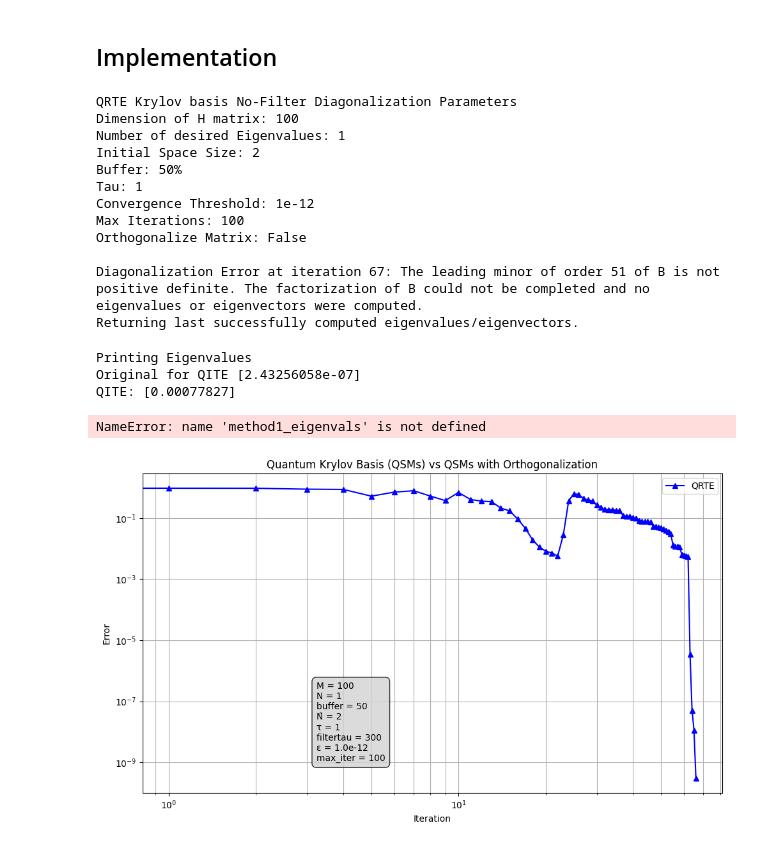
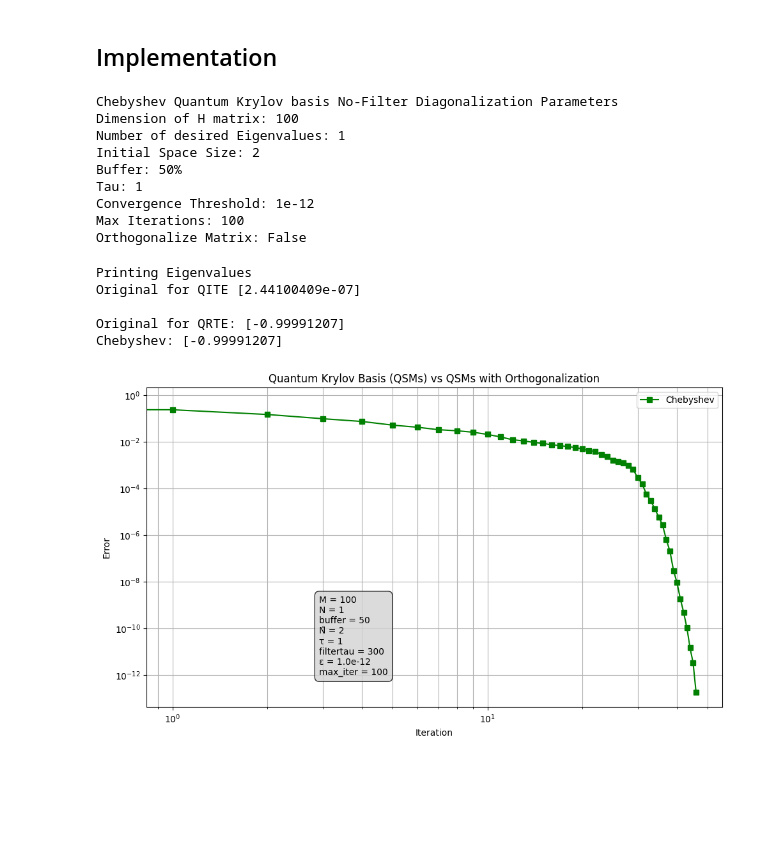
Before and after one commit to Nihar-Shah2001/Quantum_Computing_Notes, a Jupyter notebook: Notes/codes/comparison.ipynb, the cells around one changed output. Drawn from its saved outputs; the diff is of its cells as text; code cells hidden in the pictures; blank space fills up the shorter version.

```diff
--- a/Notes/codes/comparison.ipynb
+++ b/Notes/codes/comparison.ipynb
@@ -127,7 +123,7 @@ def normalize(H, choice, eigenvalsh=None):
         return H
     elif choice == 'normal':
         # Normalize the matrix
-        norm = np.linalg.norm(H, ord=2)
+        norm = np.max(np.abs(eigenvalsh))
         return H / norm
 
     elif choice == 'norm01':
@@ -363,11 +358,11 @@ def QRTE(H, psi_0, N, buffer, deltatau, epsilon, max_iter, orthogonalize=False):
 # %% [markdown]
 ### Chebyshev Quantum Krylov
 # %%
-def chebyshev(H, psi_0, N, buffer, deltatau, epsilon, max_iter, orthogonalize=False):
+def chebyshev(H, psi_0, N, buffer, deltatau, epsilon, max_iter, eigenvalsh, orthogonalize=False):
 
     Ntilde = int(np.ceil((1+(buffer/100)) * N))
 
-    H_norm = normalize(H, choice='normal')
+    H_norm = normalize(H, choice='normal', eigenvalsh=eigenvalsh)
     itr = 0
     abs_error = [1e16]
     eigenvals = np.empty((N), dtype=complex)
@@ -389,8 +384,24 @@ def chebyshev(H, psi_0, N, buffer, deltatau, epsilon, max_iter, orthogonalize=Fa
     while itr < max_iter and abs_error[itr]>=epsilon and Ntilde <= H.shape[0]:
 
         # Initialization
-        Psi_0 = Initialization(H_norm, Ntilde, psi_0, subspace_choice='chebyshev', deltatau=deltatau)
-        # print(f"Iteration {itr} Condition Number of Psi Matrix: {np.linalg.cond(Psi_0)}")
+        if itr == 0:
+            Psi_0 = np.empty((H.shape[0], Ntilde), dtype=complex)
+            T_prev = np.eye(H.shape[0], dtype=complex)
+            T_curr = H_norm.copy()
+            Psi_0[:, 0] = psi_0.flatten()
+            Psi_0[:, 1] = (T_curr @ psi_0).flatten()
+            for i in range(2, Ntilde):
+                T_next = 2 * H_norm @ T_curr - T_prev
+                T_prev, T_curr = T_curr, T_next
+                Psi_0[:, i] = (T_curr @ psi_0).flatten()
+
+                Psi_0 /= np.linalg.norm(Psi_0, axis=0, keepdims=True)
+        else:
+            T_next = 2 * H_norm @ T_curr - T_prev
+            T_prev, T_curr = T_curr, T_next
+            Psi_0 = np.column_stack((Psi_0, (T_curr @ psi_0).flatten()))
+            Psi_0[:, -1] /= np.linalg.norm(Psi_0[:, -1])
+
 
         # No filtering
         Psi_F = Psi_0
@@ -531,14 +541,14 @@ Max Iterations:  100
 eigenvalsh = np.linalg.eigvalsh(H)
 # qite_eigenvals, qite_abs_error, qite_itr = QITE(H, psi_0, N, buffer, deltatau, epsilon, max_iter, eigenvalsh, orthogonalize=False)
 # qite_ortho_eigenvals, qite_ortho_abs_error, qite_ortho_itr = QITE(H, psi_0, Ntilde, buffer, deltatau, epsilon, max_iter, orthogonalize=True)
-qrte_eigenvals, qrte_abs_error, qrte_itr = QRTE(H, psi_0, N, buffer, deltatau, epsilon, max_iter, orthogonalize=False)
+# qrte_eigenvals, qrte_abs_error, qrte_itr = QRTE(H, psi_0, N, buffer, deltatau, epsilon, max_iter, eigenvalsh, orthogonalize=False)
 # qrte_ortho_eigenvals, qrte_ortho_abs_error, qrte_ortho_itr = QRTE(H, psi_0, Ntilde, buffer, deltatau, epsilon, max_iter, orthogonalize=True)
-# chebyshev_eigenvals, chebyshev_abs_error, chebyshev_itr = chebyshev(H, psi_0, N, buffer, deltatau, epsilon, max_iter, orthogonalize=False)
+chebyshev_eigenvals, chebyshev_abs_error, chebyshev_itr = chebyshev(H, psi_0, N, buffer, deltatau, epsilon, max_iter, eigenvalsh, orthogonalize=False)
 # chebyshev_ortho_eigenvals, chebyshev_ortho_abs_error, chebyshev_ortho_itr = chebyshev(H, psi_0, Ntilde, buffer, deltatau, epsilon, max_iter, orthogonalize=True)
 # method1_eigenvals, method1_eigenvecs, method1_abs_error, method1_itr = method1(H, psi_0, N, buffer, filtertau, epsilon, max_iter, filter_choice='QITE', orthogonalize=True)
 # method2_eigenvals, method2_eigenvecs, method2_abs_error, method2_itr = method1(H, psi_0, N, buffer, filtertau, epsilon, max_iter, filter_choice='QITE_2', orthogonalize=True)
 # %% [output]
-QRTE Krylov basis No-Filter Diagonalization Parameters
+Chebyshev Quantum Krylov basis No-Filter Diagonalization Parameters
 Dimension of H matrix: 100
 Number of desired Eigenvalues: 1
 Initial Space Size: 2
@@ -547,62 +557,60 @@ Tau: 1
 Convergence Threshold: 1e-12
 Max Iterations: 100
 Orthogonalize Matrix: False
-
-Diagonalization Error at iteration 67: The leading minor of order 51 of B is not positive definite. The factorization of B could not be completed and no eigenvalues or eigenvectors were computed.
-Returning last successfully computed eigenvalues/eigenvectors.
 # %%
 a = np.min(eigenvalsh) - 1e-6
 b = np.max(eigenvalsh) + 1e-6
 print("Printing Eigenvalues")
 print("Original for QITE", np.sort(np.linalg.eigvalsh((H - a * np.eye(M)) / (b - a)))[:N])
-print("QITE:", qite_eigenvals[:N])
+# print("QITE:", qite_eigenvals[:N])
 # print("QITE with Orthogonalization:", qite_ortho_eigenvals[:N])
-print("Method 1:", method1_eigenvals[:N])
-print("Method 2:", method2_eigenvals[:N])
+# print("Method 1:", method1_eigenvals[:N])
+# print("Method 2:", method2_eigenvals[:N])
 print()
 print("Original for QRTE:",np.sort(np.linalg.eigvalsh(H/np.linalg.norm(H,ord=2)))[:N])
-print("QRTE:", qrte_eigenvals[:N])
+# print("QRTE:", qrte_eigenvals[:N])
 # print("QRTE with Orthogonalization:", qrte_ortho_eigenvals[:N])
 print("Chebyshev:", chebyshev_eigenvals[:N])
 # print("Chebyshev with Orthogonalization:", chebyshev_ortho_eigenvals[:N])
 # %% [output]
 Printing Eigenvalues
-Original for QITE [2.43256058e-07]
-QITE: [0.00077827]
+Original for QITE [2.44100409e-07]
+
+Original for QRTE: [-0.99991207]
+Chebyshev: [-0.99991207]
-NameError: name 'method1_eigenvals' is not defined
 # %%
 plt.figure(figsize=(10, 6))
 plt.title('Quantum Krylov Basis (QSMs) vs QSMs with Orthogonalization')
 # plt.plot(np.arange(qite_itr), qite_abs_error[1:], marker='o', label='QITE', color='red')
 # plt.plot(np.arange(qite_ortho_itr), qite_ortho_abs_error[1:], marker='^', label='QITE_w/ ortho', color='orange')
-plt.plot(np.arange(qrte_itr), qrte_abs_error[1:], marker='^', label='QRTE', color='blue')
+# plt.plot(np.arange(qrte_itr), qrte_abs_error[1:], marker='^', label='QRTE', color='blue')
 # plt.plot(np.arange(qrte_ortho_itr), qrte_ortho_abs_error[1:], marker='s', label='QRTE_w/ ortho', color='magenta')
 # plt.plot(np.arange(chebyshev_ortho_itr), chebyshev_ortho_abs_error[1:], marker='d', label='Chebyshev_w/ ortho', color='cyan')
-# plt.plot(np.arange(chebyshev_itr), chebyshev_abs_error[1:], marker='s', label='Chebyshev', color='green')
+plt.plot(np.arange(chebyshev_itr), chebyshev_abs_error[1:], marker='s', label='Chebyshev', color='green')
 # plt.plot(np.arange(method1_itr), method1_abs_error[1:], marker='x', label='Method 1 with Chebyshev basis, QITE Filter and Orthogonalization', color='teal')
 # plt.plot(np.arange(method2_itr), method2_abs_error[1:], marker='x', label='Method 2 with Chebyshev basis, QITE_2 Filter and Orthogonalization', color='purple')
 plt.yscale('log')
 plt.xscale('log')
 plt.xlabel('Iteration')
 plt.ylabel('Error')
 plt.grid(True, 'both', 'both')
 plt.legend()
 info_text = (
     f"M = {M}\n"
     f"N = {N}\n"
     f"buffer = {buffer}\n"
     f"Ñ = {Ntilde}\n"
     f"τ = {deltatau}\n"
     f"filtertau = {filtertau}\n"
     f"ε = {epsilon:.1e}\n"
     f"max_iter = {max_iter}"
 )
 
 # Adjust position (x=0.65, y=0.5) as needed
 plt.text(0.3, 0.1, info_text, transform=plt.gca().transAxes,
          fontsize=10, bbox=dict(boxstyle='round,pad=0.5', facecolor='lightgrey', alpha=0.8))
 plt.legend()
 plt.tight_layout()
 plt.show()
 # %% [output]
-[figure, old version]
+[figure, new version]
```
Also changed, not shown: parts of 4 cells of this notebook.
